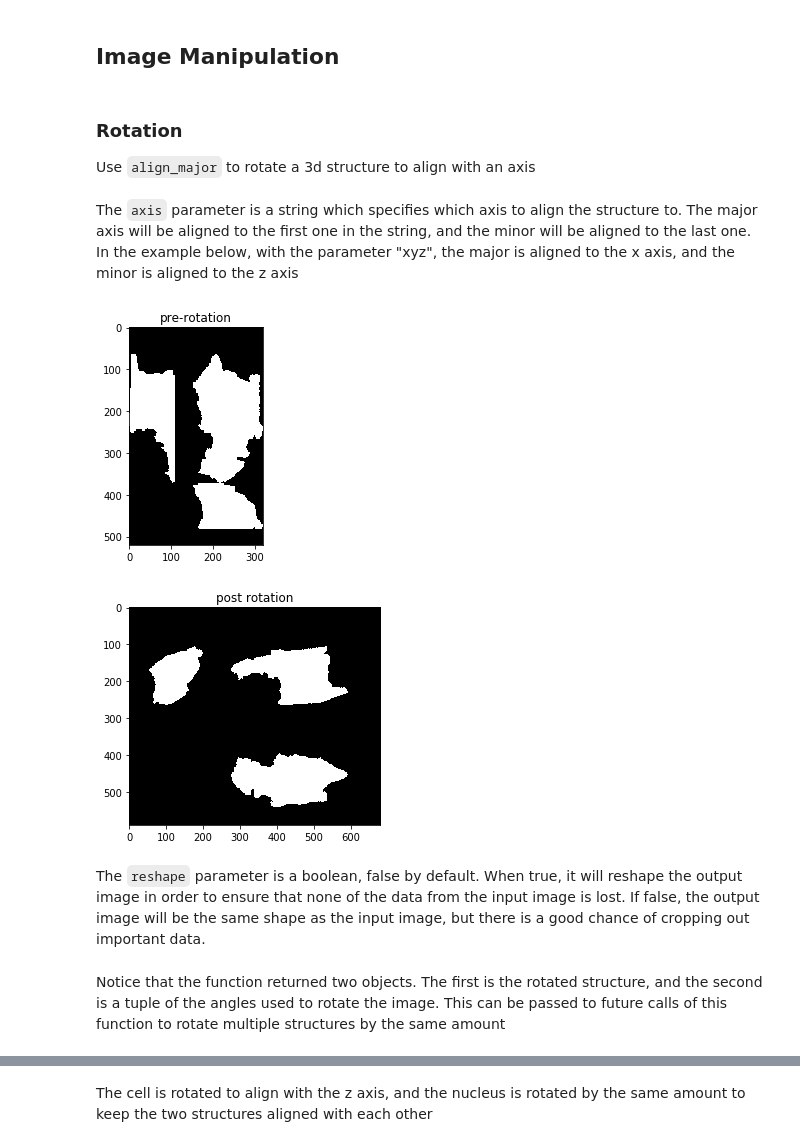
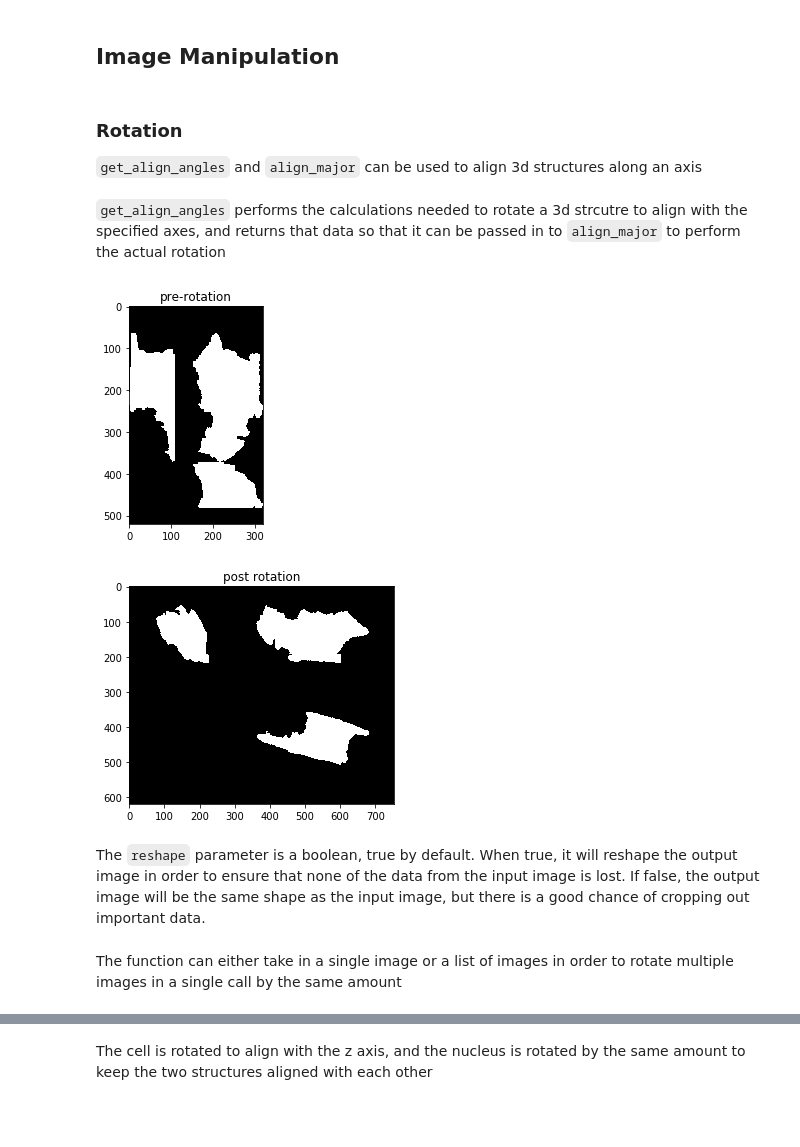
Before and after one commit to AllenCellModeling/aicsimage, a Jupyter notebook: Aicsimage Processing Guide.ipynb, the cells around one changed output, grey strips where cells are left out. Saved outputs shown, nothing was run; the diff lists cells and outputs as text; code cells hidden in the pictures; blank space fills up the shorter version.

Commit message:
Updated notebook with refactored align and center

````diff
--- a/Aicsimage Processing Guide.ipynb
+++ b/Aicsimage Processing Guide.ipynb
@@ -252,24 +253,26 @@ cell, nuc = proc.crop_all([cell, nuc])
 # %% [markdown]
 ### Rotation
 
-Use ```align_major``` to rotate a 3d structure to align with an axis
+```get_align_angles``` and ```align_major``` can be used to align 3d structures along an axis
-# %% [markdown]
-The ```axis``` parameter is a string which specifies which axis to align the structure to. The major axis will be aligned to the first one in the string, and the minor will be aligned to the last one. In the example below, with the parameter "xyz", the major is aligned to the x axis, and the minor is aligned to the z axis
+# %% [markdown]
+```get_align_angles``` performs the calculations needed to rotate a 3d strcutre to align with the specified axes, and returns that data so that it can be passed in to ```align_major``` to perform the actual rotation
 # %%
 proj = proc.imgtoprojection(cell, proj_all=True)
 show(proj, "pre-rotation")
 
-# use the 'axis' parameter to choose which axis to align the structure to
-cell_rot, angles = proc.align_major(cell, axis="xyz", reshape=True)
+# use the 'axes' parameter to choose which axes to align the structure to
+angles = proc.get_align_angles(cell, "xyz")
+# pass the angles to align_major to rotate the structure
+cell_rot = proc.align_major(cell, angles)
 proj = proc.imgtoprojection(cell_rot, proj_all=True)
 show(proj, "post rotation")
 # %% [output]
 [figure]
-[figure, old version]
+[figure, new version]
 # %% [markdown]
-The ```reshape``` parameter is a boolean, false by default. When true, it will reshape the output image in order to ensure that none of the data from the input image is lost. If false, the output image will be the same shape as the input image, but there is a good chance of cropping out important data.
+The ```reshape``` parameter is a boolean, true by default. When true, it will reshape the output image in order to ensure that none of the data from the input image is lost. If false, the output image will be the same shape as the input image, but there is a good chance of cropping out important data.
-# %% [markdown]
-Notice that the function returned two objects. The first is the rotated structure, and the second is a tuple of the angles used to rotate the image. This can be passed to future calls of this function to rotate multiple structures by the same amount
+# %% [markdown]
+The function can either take in a single image or a list of images in order to rotate multiple images in a single call by the same amount
 # %%
 proj = proc.imgtoprojection([cell[0], nuc[0]], colors="jet", proj_all=True, local_adjust=True)
 show(proj, "pre-rotation")
````
Also changed, not shown: parts of 11 cells of this notebook, 3 other files.
